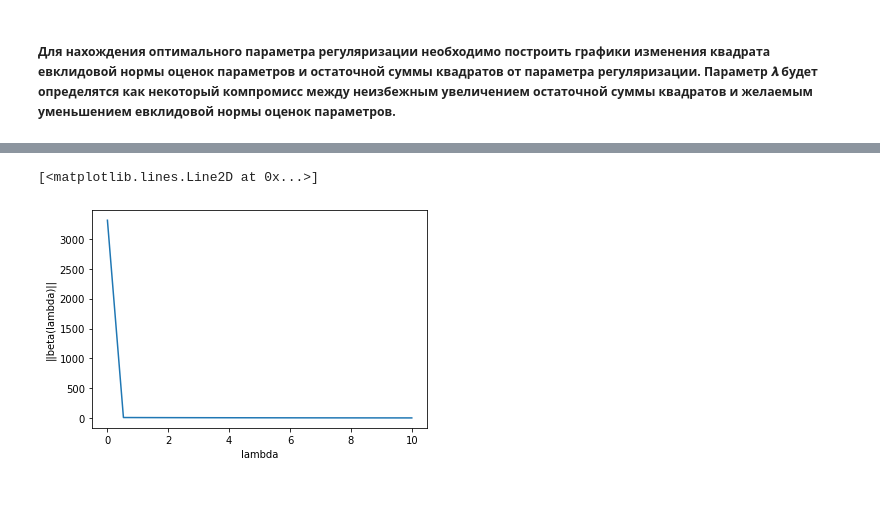
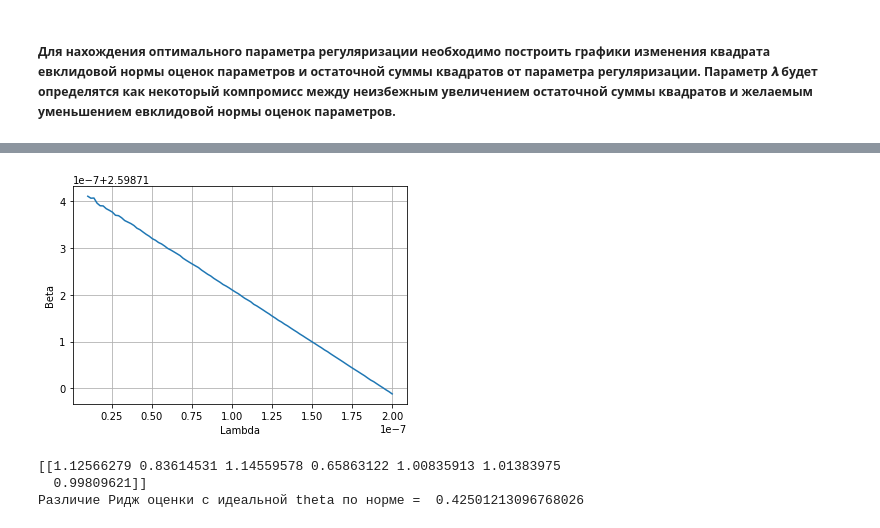
Before and after one commit to Protiven/SMAD, a Jupyter notebook: Lab_5/Lab_5.ipynb, the cells around one changed output, grey strips where cells are left out. Drawn from its saved outputs; the diff is of its cells as text; code cells hidden in the pictures; blank space fills up the shorter version.

```diff
--- a/Lab_5/Lab_5.ipynb
+++ b/Lab_5/Lab_5.ipynb
@@ -142,10 +147,22 @@ ax.plot(lamb, rss_arr)
-# %%
-# beta
-ax1 = plt.axes()
-ax1.set_xlabel("lambda")
-ax1.set_ylabel("||beta(lambda)||")
-beta_s = [(np.sum(getRidjTheta(X, y, l_)**2))**(1/2) for l_ in lamb]
-ax1.plot(lamb, beta_s)
-# %% [output]
-[<matplotlib.lines.Line2D at 0x...>]
-[figure, removed]
+# %%
+# Beta
+fig, ax = plt.subplots()
+plt.plot(lamb, Beta_ )
+ax.set_xlabel('Lambda')
+ax.set_ylabel('Beta')
+plt.grid()
+plt.show()
+# %% [output]
+[figure, added]
+# %%
+# Оптимальное занчение по малому увеличению RSS
+lambda_ = 0.00000002
+
+# Различие с идеальной theta
+theta_Ridj = getRidjTheta(X, y, lambda_)
+print(theta_Ridj)
+print("Различие Ридж оценки с идеальной theta по норме = " , np.linalg.norm(theta_Ridj - np.array([1, 1, 1, 1, 1, 1, 1])))
+# %% [output]
+[[1.12566279 0.83614531 1.14559578 0.65863122 1.00835913 1.01383975
+  0.99809621]]
+Различие Ридж оценки с идеальной theta по норме =  0.42501213096768026
```
Also changed, not shown: parts of 12 cells of this notebook.
